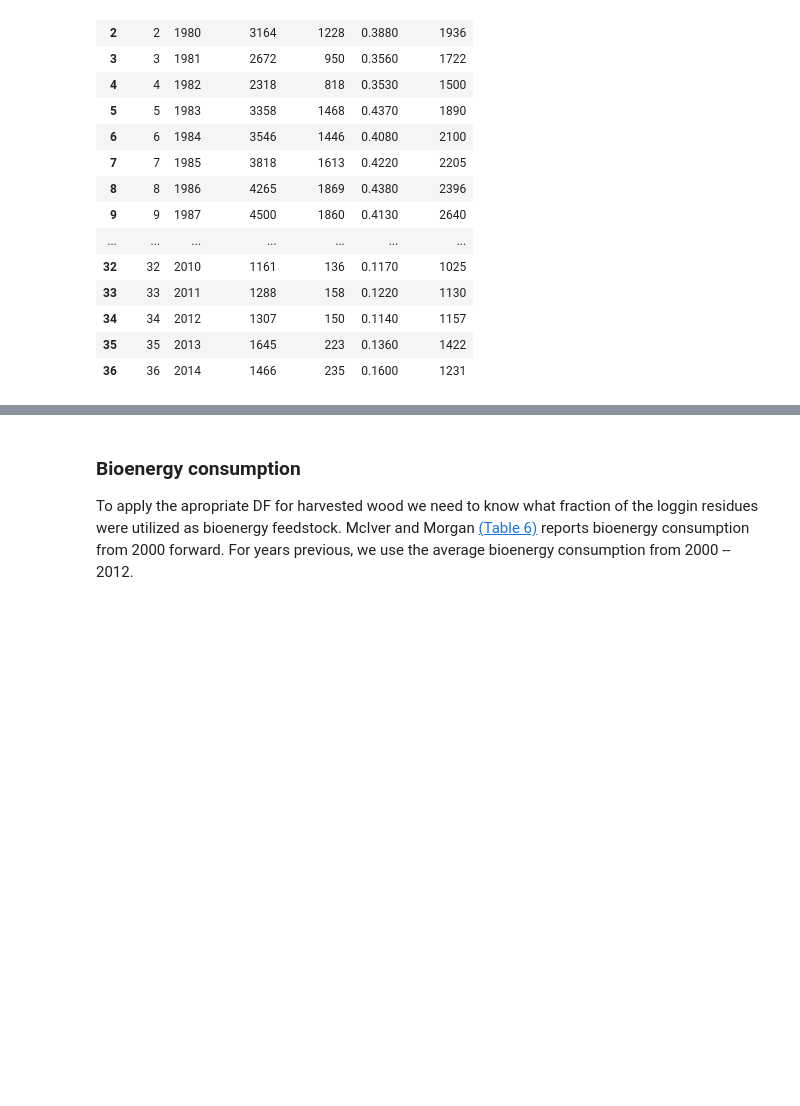
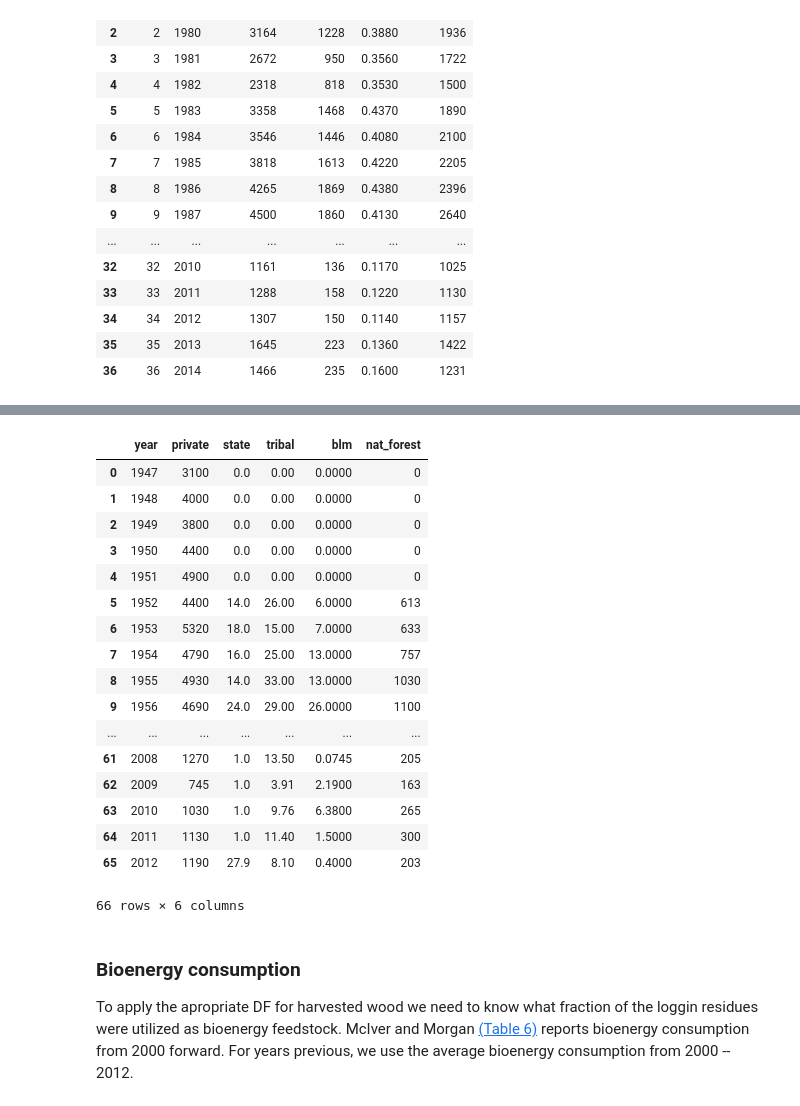
Before and after one commit to WoodResourcesGroup/RoundwoodHarvestGHG, a Jupyter notebook: wood_fates.ipynb, the cells around one changed output, grey strips where cells are left out. Drawn from its saved outputs; the diff is of its cells as text; code cells hidden in the pictures; blank space fills up the shorter version.

```diff
--- a/wood_fates.ipynb
+++ b/wood_fates.ipynb
@@ -127,0 +136,2 @@ pd.read_sql('select * from boe', sqdb['cx'])
+# %%
+mm_histHarvest = ut.gData('13UQtRfNBSJ81PXxbYSnB2LrjHePNcvhJhrsxRBjHpoY', 2081880100).fillna(value=0)
@@ -128,3 +140,24 @@ pd.read_sql('select * from boe', sqdb['cx'])
+# %%
+mm_histHarvest
+# %% [output]
+|  | year | private | state | tribal | blm | nat_forest |
+| 0 | 1947 | 3100 | 0.0 | 0.00 | 0.0000 | 0 |
+| 1 | 1948 | 4000 | 0.0 | 0.00 | 0.0000 | 0 |
+| 2 | 1949 | 3800 | 0.0 | 0.00 | 0.0000 | 0 |
+| 3 | 1950 | 4400 | 0.0 | 0.00 | 0.0000 | 0 |
+| 4 | 1951 | 4900 | 0.0 | 0.00 | 0.0000 | 0 |
+| 5 | 1952 | 4400 | 14.0 | 26.00 | 6.0000 | 613 |
+| 6 | 1953 | 5320 | 18.0 | 15.00 | 7.0000 | 633 |
+| 7 | 1954 | 4790 | 16.0 | 25.00 | 13.0000 | 757 |
+| 8 | 1955 | 4930 | 14.0 | 33.00 | 13.0000 | 1030 |
+| 9 | 1956 | 4690 | 24.0 | 29.00 | 26.0000 | 1100 |
+| ... | ... | ... | ... | ... | ... | ... |
+| 61 | 2008 | 1270 | 1.0 | 13.50 | 0.0745 | 205 |
+| 62 | 2009 | 745 | 1.0 | 3.91 | 2.1900 | 163 |
+| 63 | 2010 | 1030 | 1.0 | 9.76 | 6.3800 | 265 |
+| 64 | 2011 | 1130 | 1.0 | 11.40 | 1.5000 | 300 |
+| 65 | 2012 | 1190 | 27.9 | 8.10 | 0.4000 | 203 |
+66 rows × 6 columns
 # %% [markdown]
 ### Bioenergy consumption
 To apply the apropriate DF for harvested wood we need to know what fraction of the loggin residues were utilized as bioenergy feedstock. McIver and Morgan [(Table 6)](https://docs.google.com/spreadsheets/d/138FWlGeW57MKdcz2UkWxtWV4o50SZO8sduB1R6JOFp8/pubhtml?gid=1952284551&single=true) reports bioenergy consumption from 2000 forward. For years previous, we use the average bioenergy consumption from 2000 -- 2012.
```
Also changed, not shown: parts of 20 cells of this notebook, 8 other files.
